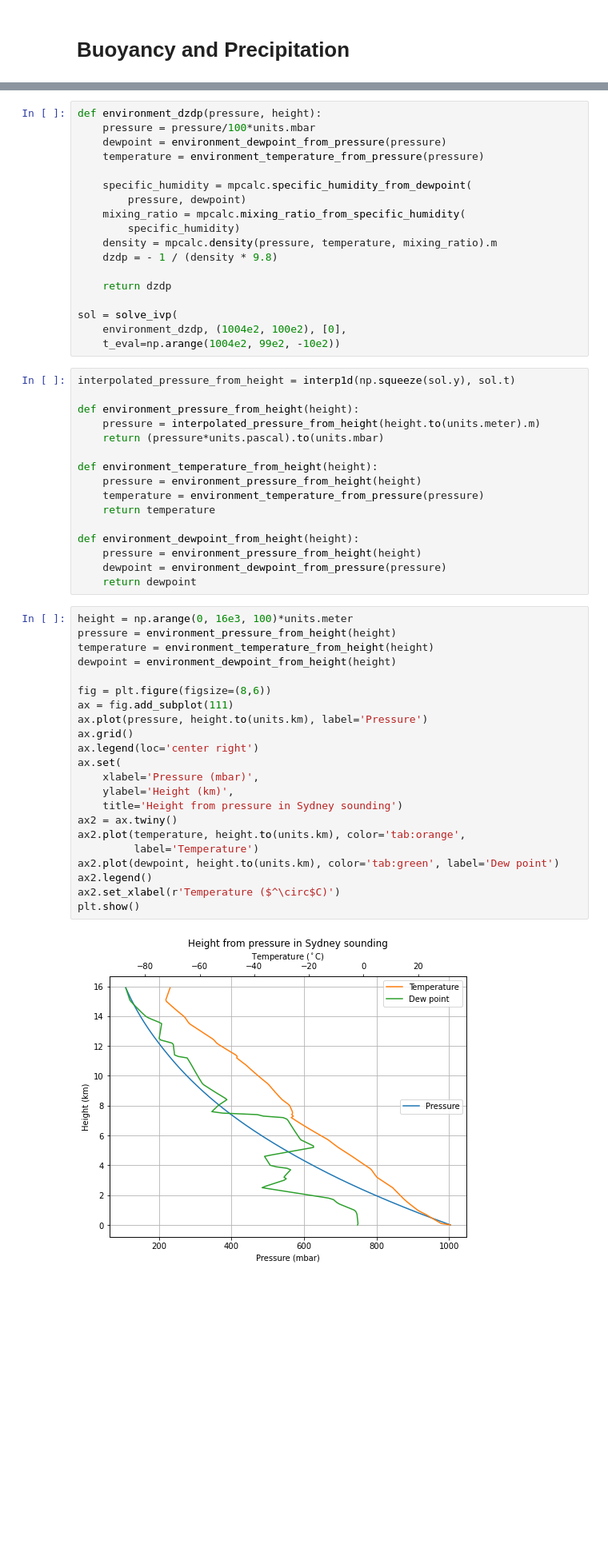
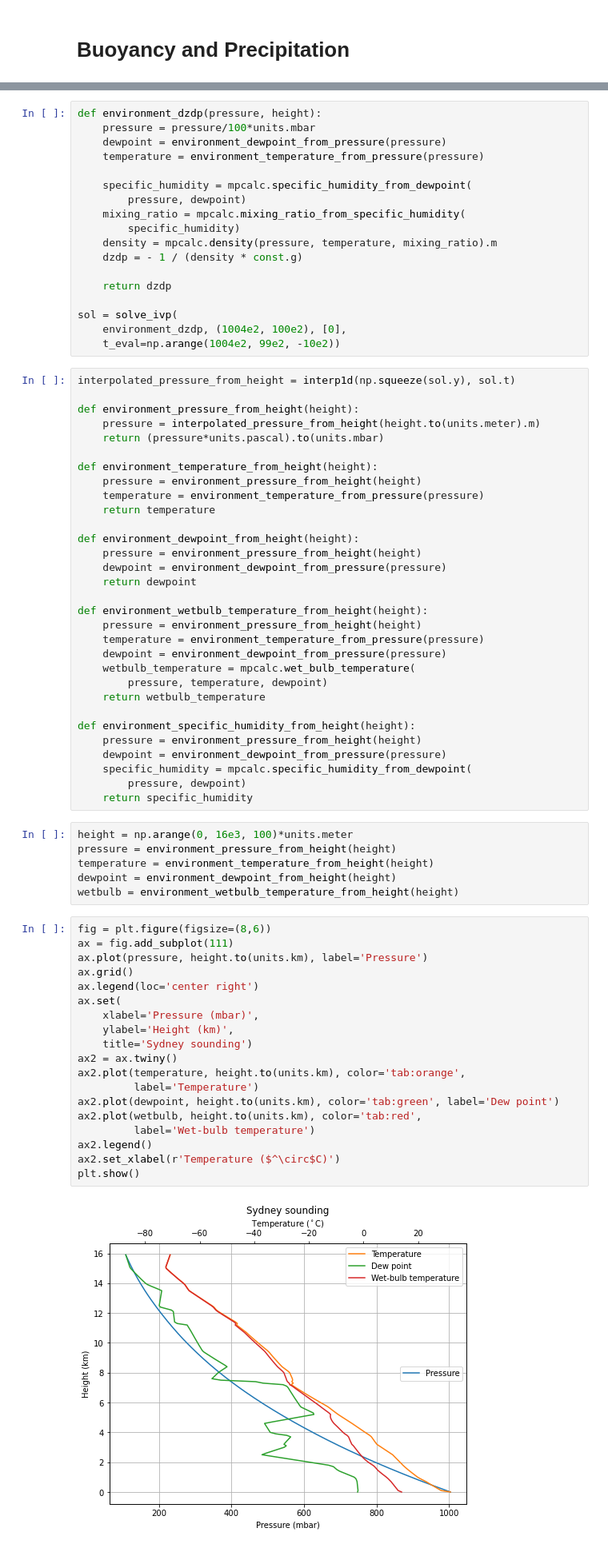
Before and after one commit to tschanzer/taste-of-research-21T3, a Jupyter notebook: analysis/20210910_buoyancy.ipynb, the cells around one changed output, grey strips where cells are left out. Shown at 80% size. Drawn from its saved outputs; the diff is of its cells as text; blank space fills up the shorter version.

```diff
--- a/analysis/20210910_buoyancy.ipynb
+++ b/analysis/20210910_buoyancy.ipynb
@@ -73,7 +82,7 @@ def environment_dzdp(pressure, height):
     mixing_ratio = mpcalc.mixing_ratio_from_specific_humidity(
         specific_humidity)
     density = mpcalc.density(pressure, temperature, mixing_ratio).m
-    dzdp = - 1 / (density * 9.8)
+    dzdp = - 1 / (density * const.g)
 
     return dzdp
 
@@ -96,27 +105,45 @@ def environment_dewpoint_from_height(height):
     pressure = environment_pressure_from_height(height)
     dewpoint = environment_dewpoint_from_pressure(pressure)
     return dewpoint
+
+def environment_wetbulb_temperature_from_height(height):
+    pressure = environment_pressure_from_height(height)
+    temperature = environment_temperature_from_pressure(pressure)
+    dewpoint = environment_dewpoint_from_pressure(pressure)
+    wetbulb_temperature = mpcalc.wet_bulb_temperature(
+        pressure, temperature, dewpoint)
+    return wetbulb_temperature
+
+def environment_specific_humidity_from_height(height):
+    pressure = environment_pressure_from_height(height)
+    dewpoint = environment_dewpoint_from_pressure(pressure)
+    specific_humidity = mpcalc.specific_humidity_from_dewpoint(
+        pressure, dewpoint)
+    return specific_humidity
+# %%
+height = np.arange(0, 16e3, 100)*units.meter
+pressure = environment_pressure_from_height(height)
+temperature = environment_temperature_from_height(height)
+dewpoint = environment_dewpoint_from_height(height)
+wetbulb = environment_wetbulb_temperature_from_height(height)
 # %%
-height = np.arange(0, 16e3, 100)*units.meter
-pressure = environment_pressure_from_height(height)
-temperature = environment_temperature_from_height(height)
-dewpoint = environment_dewpoint_from_height(height)
-
 fig = plt.figure(figsize=(8,6))
 ax = fig.add_subplot(111)
 ax.plot(pressure, height.to(units.km), label='Pressure')
 ax.grid()
 ax.legend(loc='center right')
 ax.set(
     xlabel='Pressure (mbar)',
     ylabel='Height (km)',
-    title='Height from pressure in Sydney sounding')
+    title='Sydney sounding')
 ax2 = ax.twiny()
 ax2.plot(temperature, height.to(units.km), color='tab:orange',
          label='Temperature')
 ax2.plot(dewpoint, height.to(units.km), color='tab:green', label='Dew point')
+ax2.plot(wetbulb, height.to(units.km), color='tab:red',
+         label='Wet-bulb temperature')
 ax2.legend()
 ax2.set_xlabel(r'Temperature ($^\circ$C)')
 plt.show()
 # %% [output]
-[figure, old version]
+[figure, new version]
```
Also changed, not shown: parts of 31 cells of this notebook, 4 other files.
